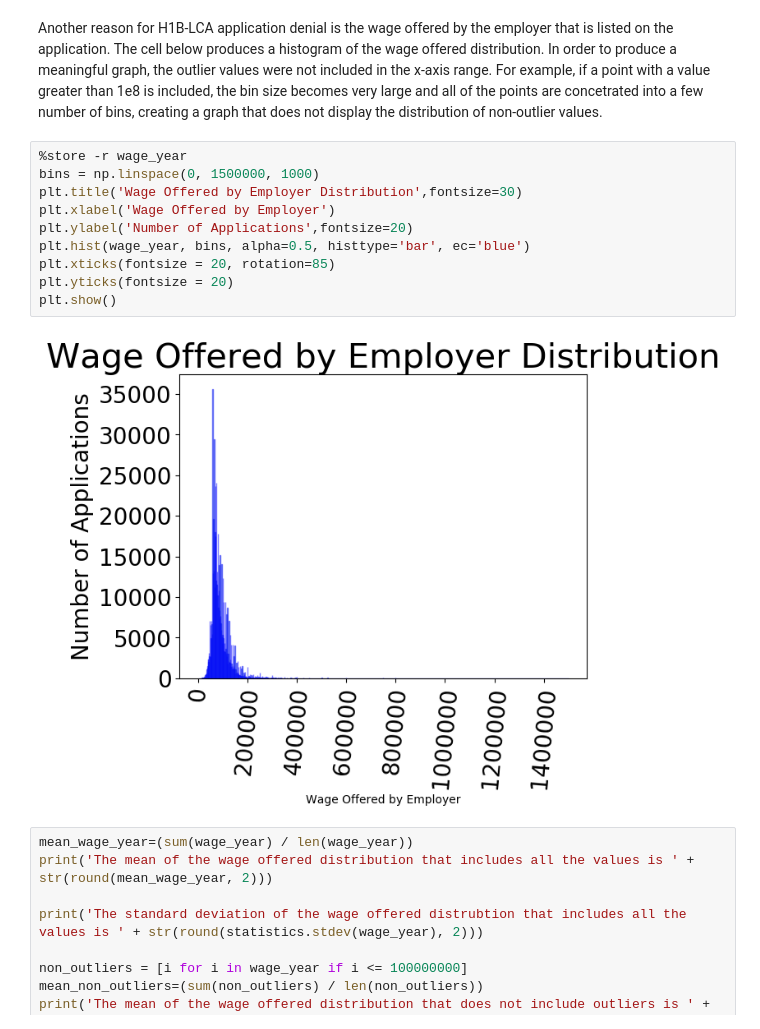
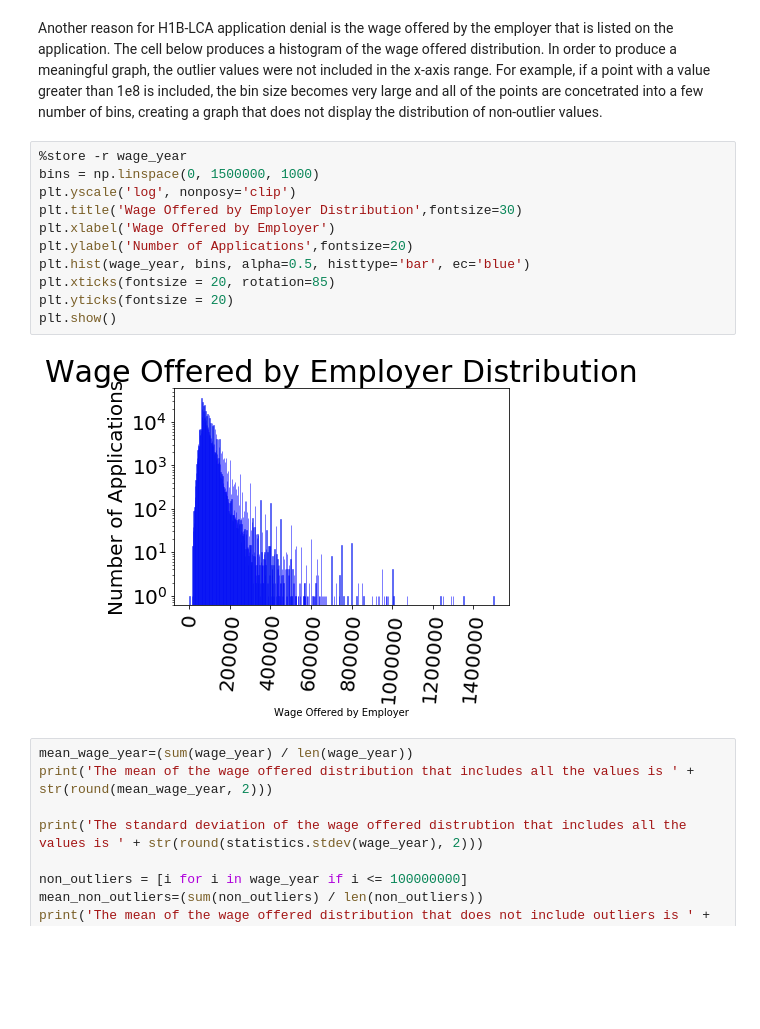
Before and after one commit to sopaturi/Springboard, a Jupyter notebook: Capstone Project/Capstone Project-Data Storytelling.ipynb, the cells around one changed output. Drawn from its saved outputs; the diff is of its cells as text; blank space fills up the shorter version.

```diff
--- a/Capstone Project/Capstone Project-Data Storytelling.ipynb
+++ b/Capstone Project/Capstone Project-Data Storytelling.ipynb
@@ -176,15 +176,16 @@ Another reason for H1B-LCA application denial is the wage offered by the employe
 # %%
 %store -r wage_year
 bins = np.linspace(0, 1500000, 1000)
+plt.yscale('log', nonposy='clip')
 plt.title('Wage Offered by Employer Distribution',fontsize=30)
 plt.xlabel('Wage Offered by Employer')
 plt.ylabel('Number of Applications',fontsize=20)
 plt.hist(wage_year, bins, alpha=0.5, histtype='bar', ec='blue')
 plt.xticks(fontsize = 20, rotation=85)
 plt.yticks(fontsize = 20)
 plt.show()
 # %% [output]
-[figure, old version]
+[figure, new version]
 # %%
 mean_wage_year=(sum(wage_year) / len(wage_year))
 print('The mean of the wage offered distribution that includes all the values is ' + str(round(mean_wage_year, 2)))
```
Also changed, not shown: parts of 19 cells of this notebook, 3 other files.
